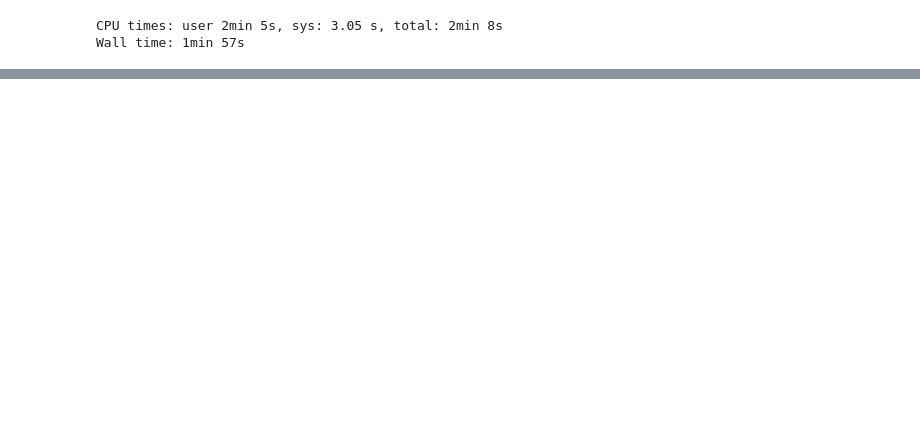
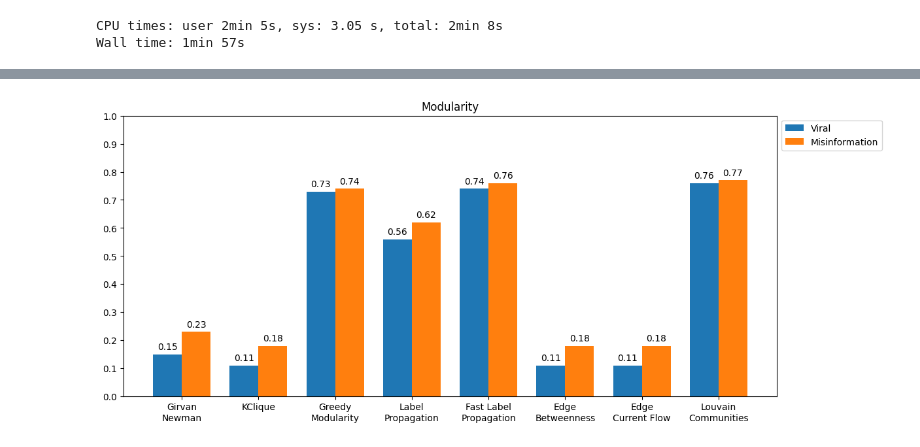
Before and after one commit to vauxgomes/ufc-ckp7477, a Jupyter notebook: lista-4/ckp8087-lista-4.ipynb, the cells around one changed output, grey strips where cells are left out. Drawn from its saved outputs; the diff is of its cells as text; code cells hidden in the pictures; blank space fills up the shorter version.

Commit message:
Lista 4: Viral

```diff
--- a/lista-4/ckp8087-lista-4.ipynb
+++ b/lista-4/ckp8087-lista-4.ipynb
@@ -279,0 +290,38 @@ Wall time: 1min 57s
+# %%
+# Loading
+with open('./saves/misinformation_scores.json', 'r') as file: misinformationdf = pd.DataFrame.from_dict(json.load(file), orient='index')
+with open('./saves/viral_scores.json', 'r') as file: viraldf = pd.DataFrame.from_dict(json.load(file), orient='index')
+# with open('./saves/geral_scores.json', 'r') as file: geraldf = pd.DataFrame.from_dict(json.load(file), orient='index')
+
+# Merge
+df = pd.merge(viraldf, misinformationdf, left_index=True, right_index=True, how='inner', suffixes=('_v', '_m'))
+
+# Split
+modularity = df[['modularity_v', 'modularity_m']].values
+coverage = df[['coverage_v', 'coverage_m']].values
+performance = df[['performance_v', 'performance_m']].values
+# %%
+algs = [
+  'Girvan\nNewman', 'KClique', 'Greedy\nModularity',
+  'Label\nPropagation', 'Fast Label\nPropagation',
+  'Edge\nBetweenness','Edge\nCurrent Flow', 'Louvain\nCommunities'
+]
+# %%
+# PLOT
+def compare(values, title, labels):
+  width = 0.75
+  x = np.arange(values.shape[0]) * 2
+
+  fig, ax = plt.subplots(layout='constrained', figsize=(12, 5))
+
+  for i in range(values.shape[1]):
+    offset = width * i
+    rects = ax.bar(x + offset, values[:, i].round(2), width, label=labels[i])
+    ax.bar_label(rects, padding=3)
+
+  ax.set_xticks(x + width/2, algs)
+  ax.set_xticklabels(algs)#, rotation=90)
+  ax.set_yticks(np.linspace(0, 1, 11).round(2))
+  ax.set_title(title)
+
+  ax.legend(bbox_to_anchor=(1, 1), loc="upper left")
@@ -279,0 +343,4 @@ Wall time: 1min 57s
+# %%
+compare(modularity, "Modularity", ['Viral', 'Misinformation'])
+# %% [output]
+[figure, added]
```
Also changed, not shown: parts of 12 cells of this notebook, 10 other files.
